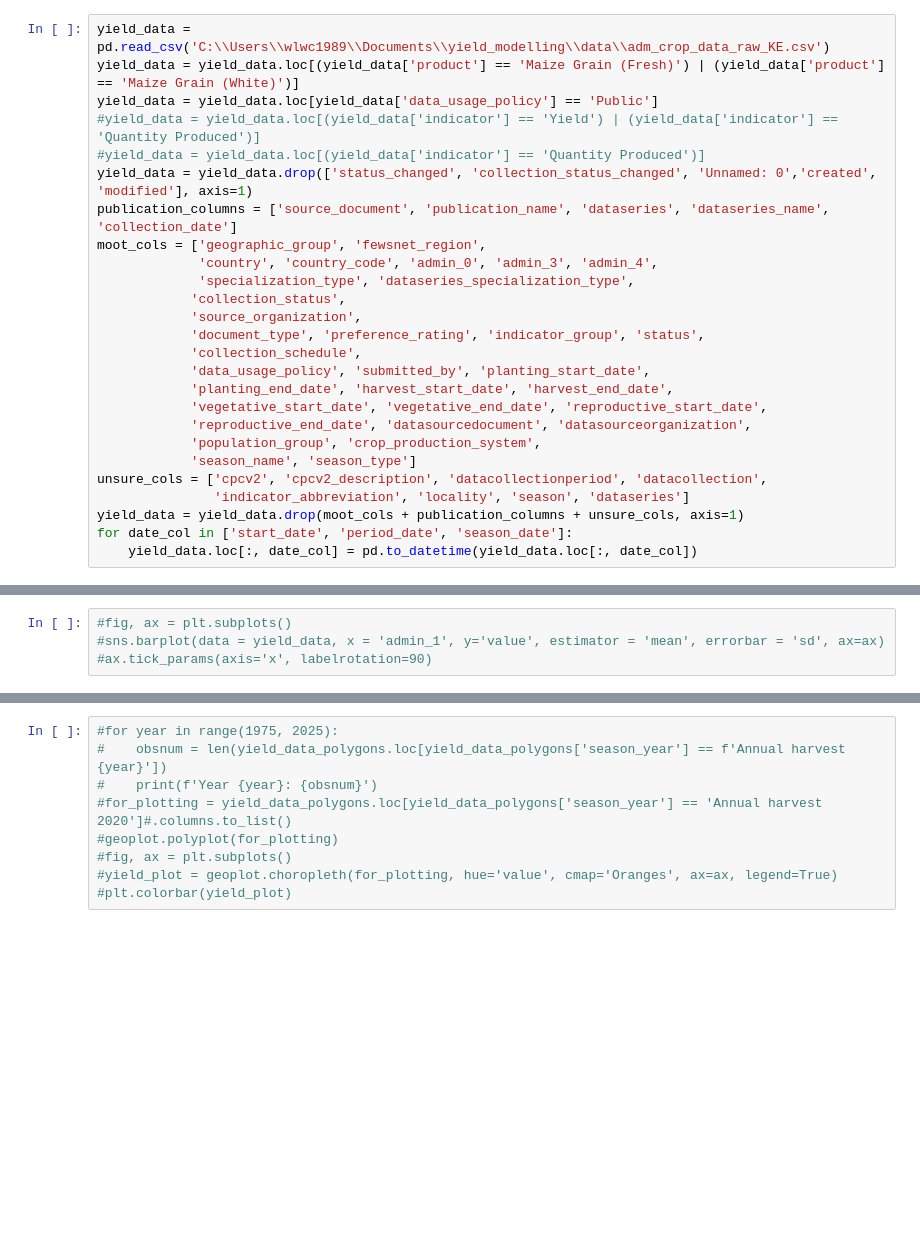
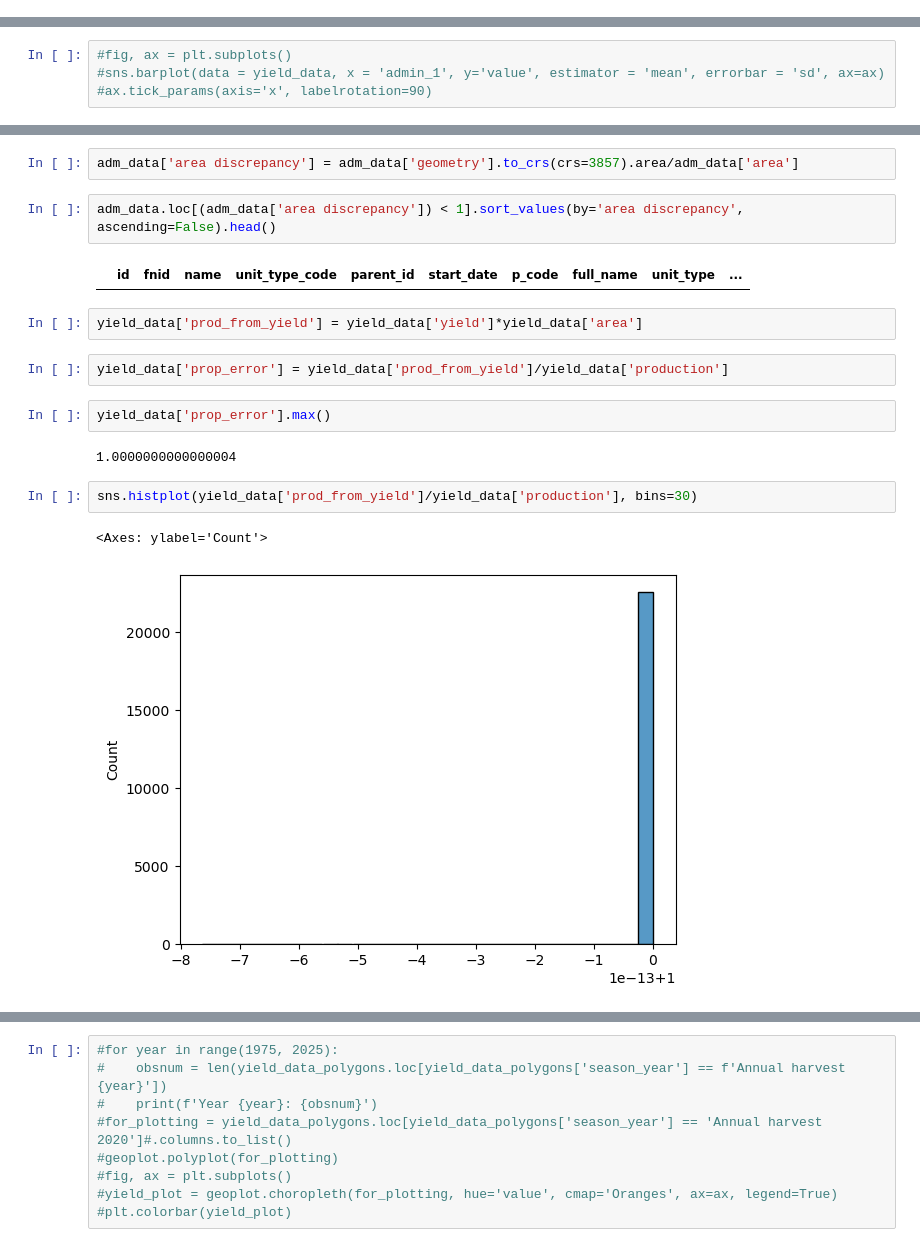
Before and after one commit to MartinP556/yield_modelling, a Jupyter notebook: initial_data_assessment.ipynb, the cells around one changed output, grey strips where cells are left out. Cells and saved outputs as stored; diff of their text form; blank space fills up the shorter version.

```diff
--- a/initial_data_assessment.ipynb
+++ b/initial_data_assessment.ipynb
@@ -16,29 +16,3 @@ yield_data = yield_data.loc[(yield_data['product'] == 'Maize')]
 kenya_data = yield_data.loc[yield_data['country'] == 'Kenya']
 # %%
 #kenya_data.loc[kenya_data['season_name'] == 'Long']#dropna(subset = ['production'])
-# %%
-yield_data = pd.read_csv('C:\\Users\\wlwc1989\\Documents\\yield_modelling\\data\\adm_crop_data_raw_KE.csv')
-yield_data = yield_data.loc[(yield_data['product'] == 'Maize Grain (Fresh)') | (yield_data['product'] == 'Maize Grain (White)')]
-yield_data = yield_data.loc[yield_data['data_usage_policy'] == 'Public']
-#yield_data = yield_data.loc[(yield_data['indicator'] == 'Yield') | (yield_data['indicator'] == 'Quantity Produced')]
-#yield_data = yield_data.loc[(yield_data['indicator'] == 'Quantity Produced')]
-yield_data = yield_data.drop(['status_changed', 'collection_status_changed', 'Unnamed: 0','created', 'modified'], axis=1)
-publication_columns = ['source_document', 'publication_name', 'dataseries', 'dataseries_name', 'collection_date']
-moot_cols = ['geographic_group', 'fewsnet_region',
-             'country', 'country_code', 'admin_0', 'admin_3', 'admin_4',
-             'specialization_type', 'dataseries_specialization_type',
-            'collection_status',
-            'source_organization',
-            'document_type', 'preference_rating', 'indicator_group', 'status',
-            'collection_schedule',
-            'data_usage_policy', 'submitted_by', 'planting_start_date',
-            'planting_end_date', 'harvest_start_date', 'harvest_end_date',
-            'vegetative_start_date', 'vegetative_end_date', 'reproductive_start_date',
-            'reproductive_end_date', 'datasourcedocument', 'datasourceorganization',
-            'population_group', 'crop_production_system',
-            'season_name', 'season_type']
-unsure_cols = ['cpcv2', 'cpcv2_description', 'datacollectionperiod', 'datacollection',
-               'indicator_abbreviation', 'locality', 'season', 'dataseries']
-yield_data = yield_data.drop(moot_cols + publication_columns + unsure_cols, axis=1)
-for date_col in ['start_date', 'period_date', 'season_date']:
-    yield_data.loc[:, date_col] = pd.to_datetime(yield_data.loc[:, date_col])
@@ -83,0 +60,19 @@ len(yield_data_mean)
+# %%
+adm_data['area discrepancy'] = adm_data['geometry'].to_crs(crs=3857).area/adm_data['area']
+# %%
+adm_data.loc[(adm_data['area discrepancy']) < 1].sort_values(by='area discrepancy', ascending=False).head()
+# %% [output]
+|  | id | fnid | name | unit_type_code | parent_id | start_date | p_code | full_name | unit_type | ... |
+# %%
+yield_data['prod_from_yield'] = yield_data['yield']*yield_data['area']
+# %%
+yield_data['prop_error'] = yield_data['prod_from_yield']/yield_data['production']
+# %%
+yield_data['prop_error'].max()
+# %% [output]
+1.0000000000000004
+# %%
+sns.histplot(yield_data['prod_from_yield']/yield_data['production'], bins=30)
+# %% [output]
+<Axes: ylabel='Count'>
+[figure, added]
```
Also changed, not shown: parts of 21 cells of this notebook, 3 other files.
